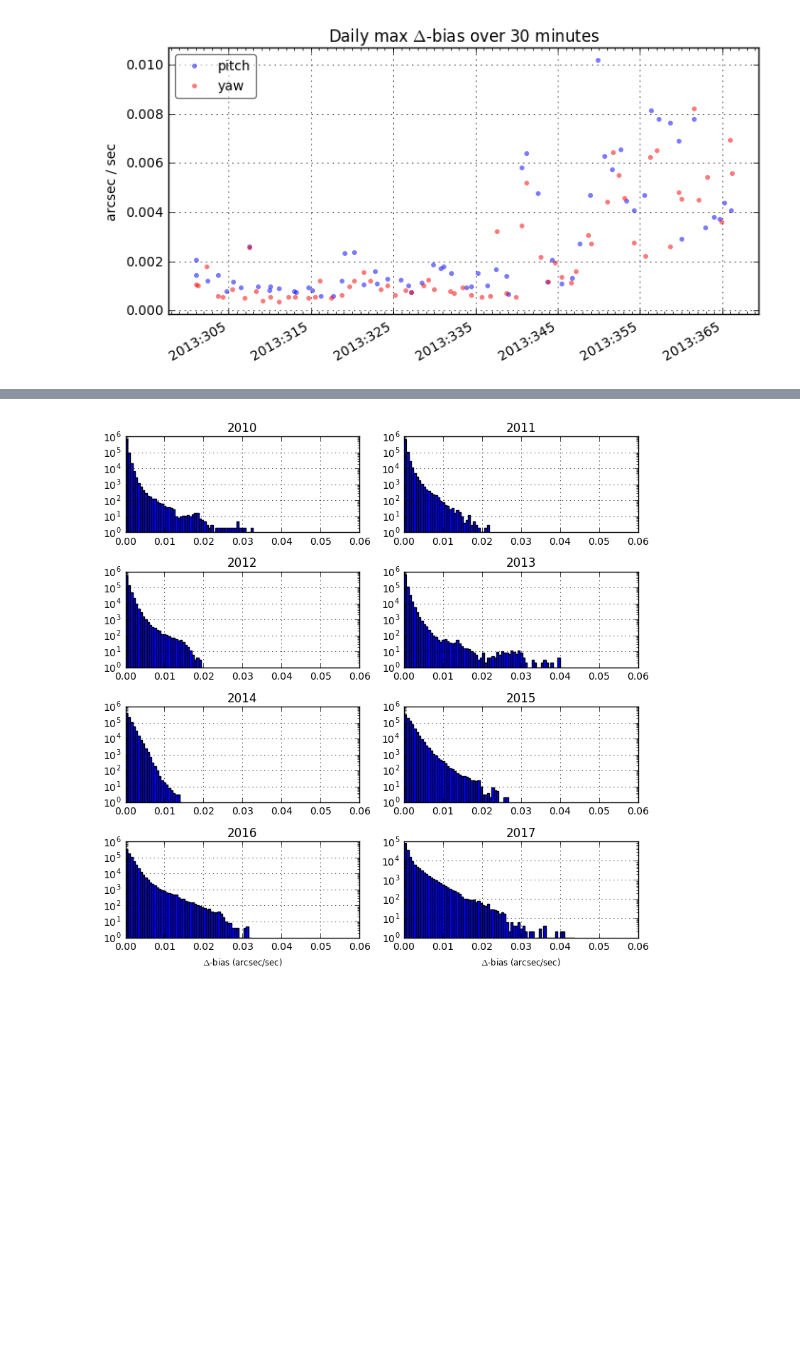
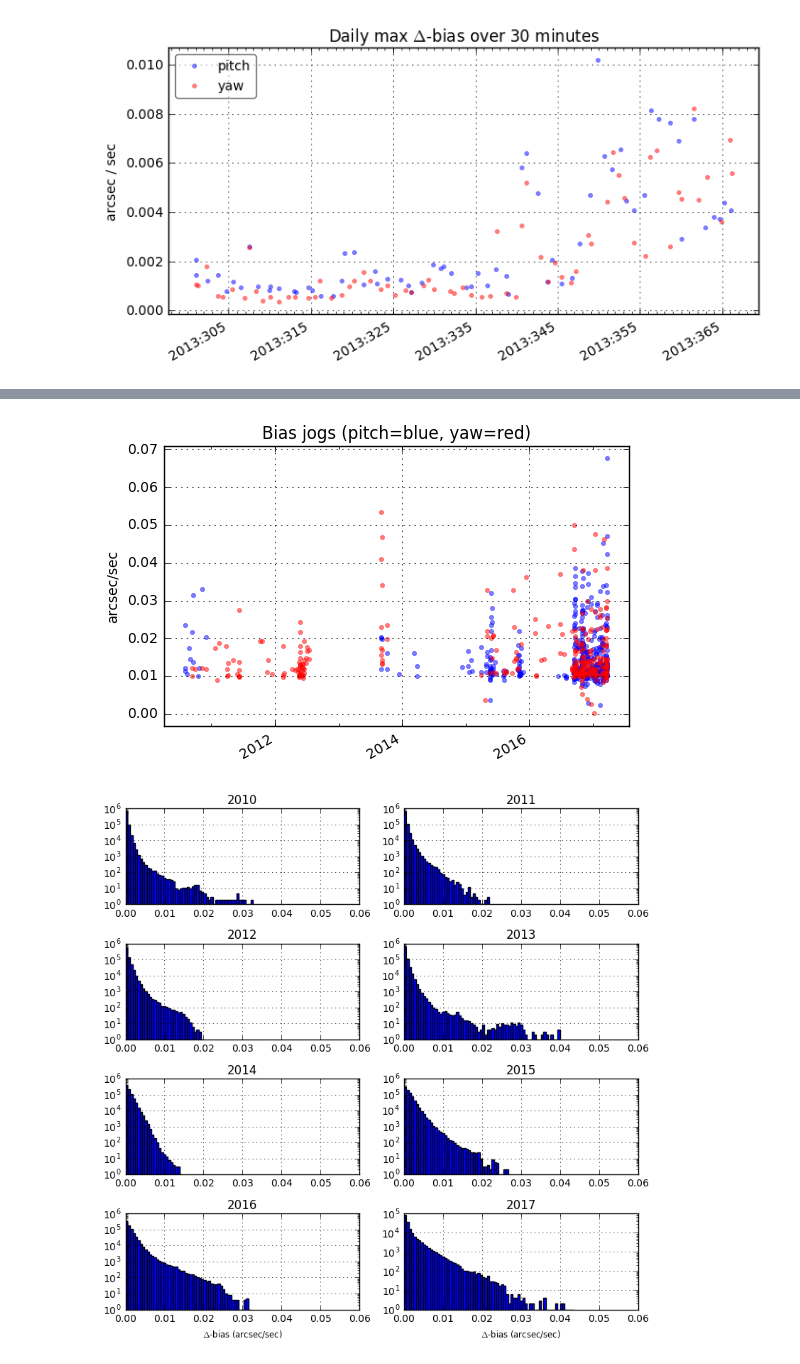
Before and after one commit to sot/bias_notebook, a Jupyter notebook: bias_stability/bias-stability-trending.ipynb, the cells around one changed output, grey strips where cells are left out. Cells and saved outputs as stored; diff of their text form; code cells hidden in the pictures; blank space fills up the shorter version.

```diff
--- a/bias_stability/bias-stability-trending.ipynb
+++ b/bias_stability/bias-stability-trending.ipynb
@@ -170,3 +240,12 @@ for axis, ii in bigs:
+# %%
+plot_cxctime(bias_jogs001[1]['tstart'], np.abs(bias_jogs001[1]['dbias']), '.b', alpha=0.5);
+plot_cxctime(bias_jogs001[2]['tstart'], np.abs(bias_jogs001[2]['dbias']), '.r', alpha=0.5);
+plt.margins(0.05)
+plt.ylabel('arcsec/sec')
+plt.title('Bias jogs (pitch=blue, yaw=red)')
+plt.grid();
+# %% [output]
+[figure, added]
 # %%
 # Plot histogram of delta biases for each year
 bins = np.linspace(0, 0.06, 100)
```
Also changed, not shown: parts of 12 cells of this notebook.
